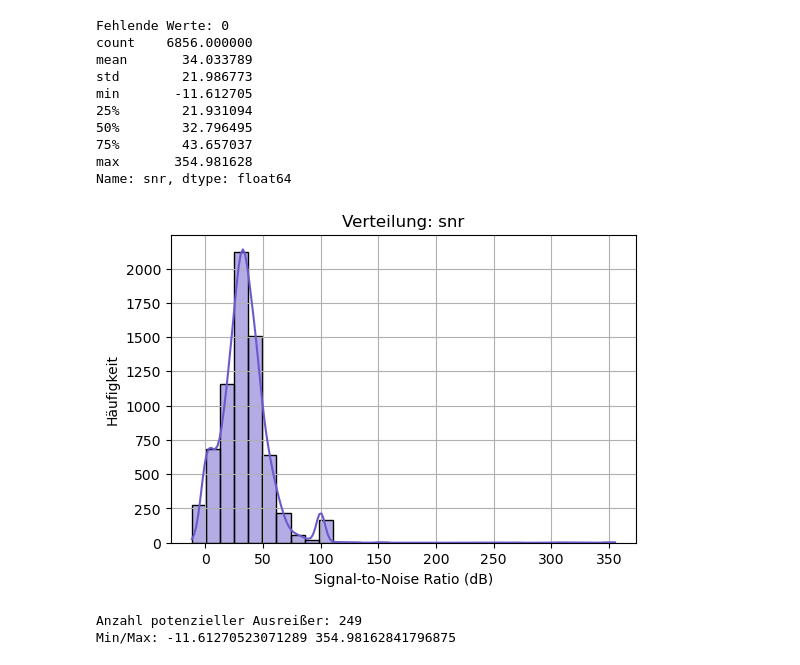
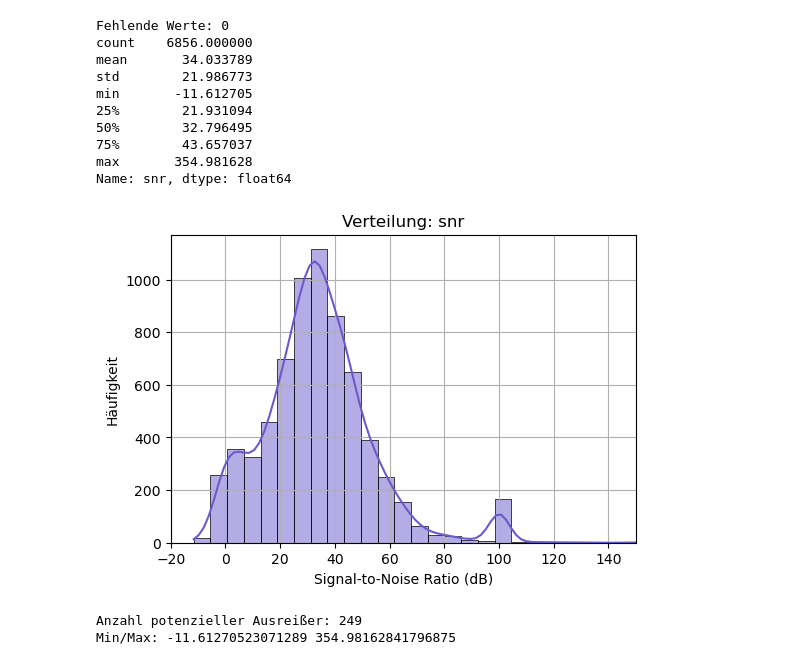
Before and after one commit to propostus/masterarbeit, a Jupyter notebook: notebooks/inspect_features_10h_250609.ipynb, the cells around one changed output. Cells and saved outputs as stored; diff of their text form; code cells hidden in the pictures.

```diff
--- a/notebooks/inspect_features_10h_250609.ipynb
+++ b/notebooks/inspect_features_10h_250609.ipynb
@@ -567,14 +554,15 @@ max       354.981628
 Name: snr, dtype: float64
 # %%
 plt.figure(figsize=(6, 4))
-sns.histplot(df[feature], bins=30, kde=True, color="slateblue")
+sns.histplot(df[feature], bins=60, kde=True, color="slateblue")
 plt.title(f"Verteilung: {feature}")
 plt.xlabel("Signal-to-Noise Ratio (dB)")
 plt.ylabel("Häufigkeit")
+plt.xlim(-20,150)
 plt.grid(True)
 plt.show()
 # %% [output]
-[figure, old version]
+[figure, new version]
 # %%
 q1 = df[feature].quantile(0.25)
 q3 = df[feature].quantile(0.75)
```
Also changed, not shown: parts of 36 cells of this notebook.
